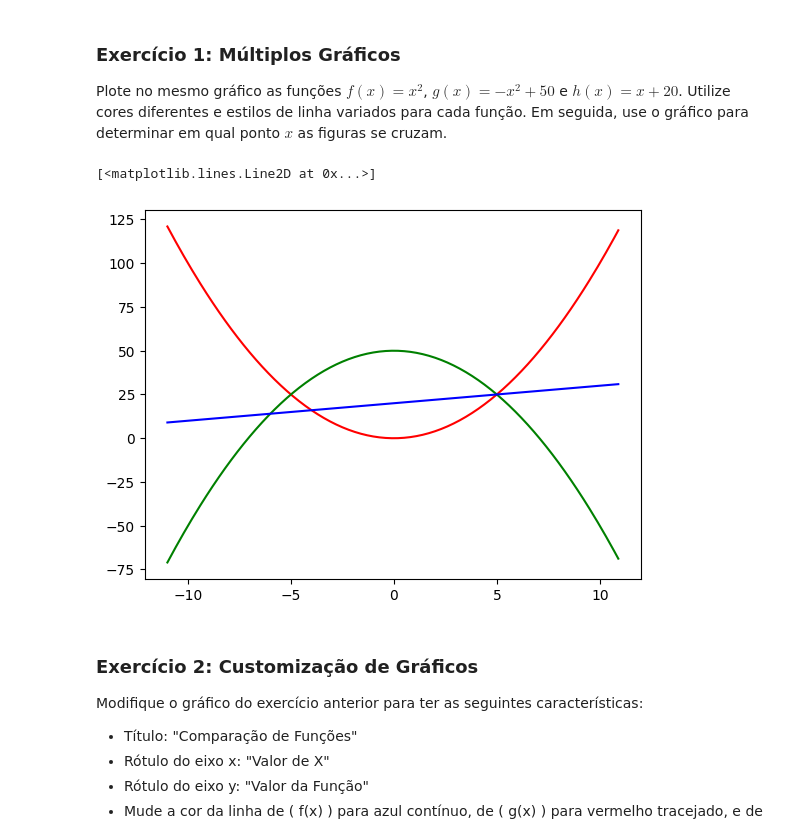
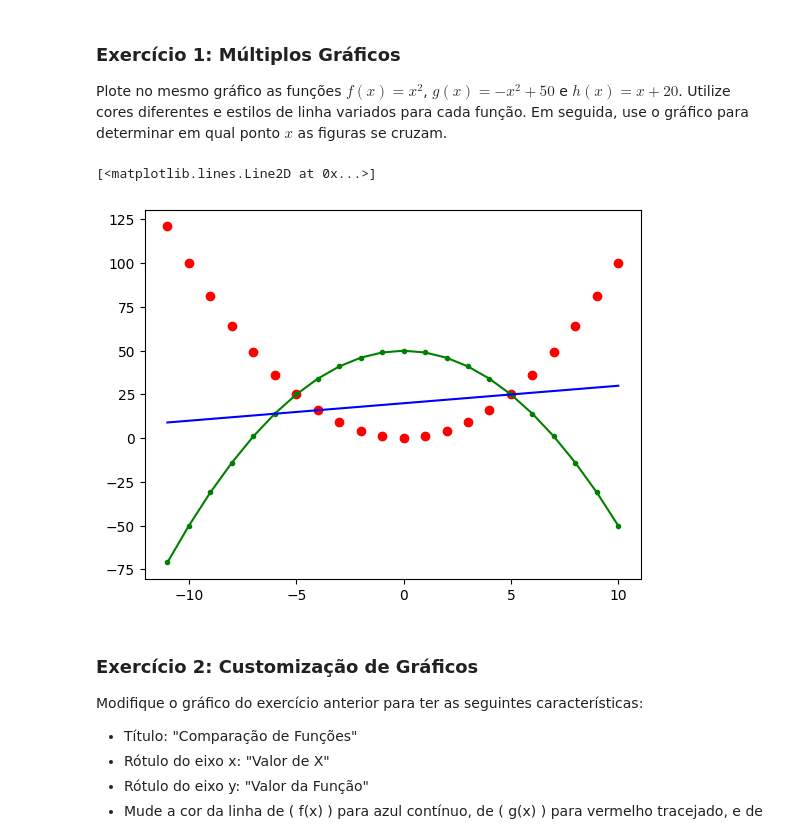
Before and after one commit to 1Henri1/colab, a Jupyter notebook: Atividade_2_Gráficos.ipynb, the cells around one changed output. Saved outputs shown, nothing was run; the diff lists cells and outputs as text; code cells hidden in the pictures.

```diff
--- a/Atividade_2_Gráficos.ipynb
+++ b/Atividade_2_Gráficos.ipynb
@@ -11,18 +11,18 @@ Plote no mesmo gráfico as funções $ f(x) = x^2 $, $ g(x) = -x^2 + 50$ e $ h(x
 # %%
 import numpy as np
 import matplotlib.pyplot as plt
-x = np.arange(-11,11,0.1)
+x = np.arange(-11,11)
 f = x**2
 g = -x**2+50
 h = x+20
 
-plt.plot(x,f,'r')
-plt.plot(x,g,'g')
+plt.plot(x,f,'ro')
+plt.plot(x,g,'g.-')
 plt.plot(x,h,'b')
 #as figuras se cruzam no x=5
 # %% [output]
 [<matplotlib.lines.Line2D at 0x...>]
-[figure, old version]
+[figure, new version]
 # %% [markdown]
 ### Exercício 2: Customização de Gráficos
 Modifique o gráfico do exercício anterior para ter as seguintes características:
```
Also changed, not shown: parts of 3 cells of this notebook.
